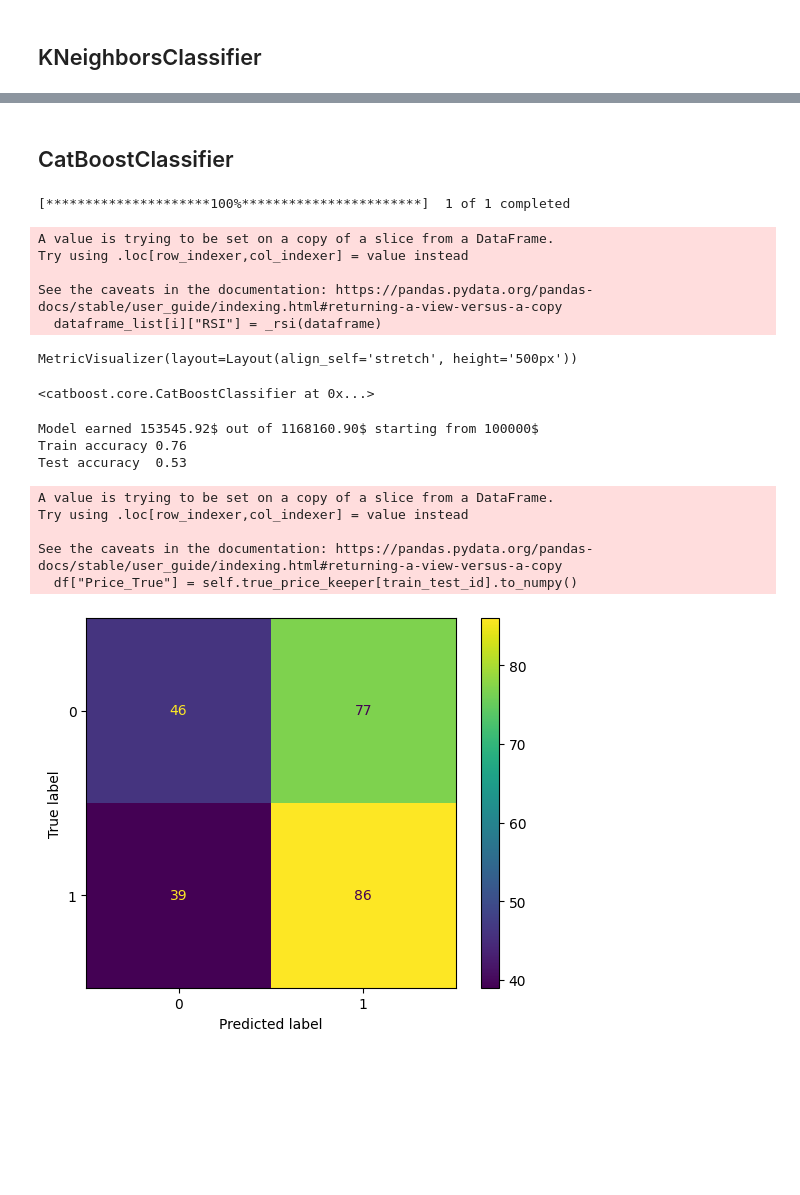
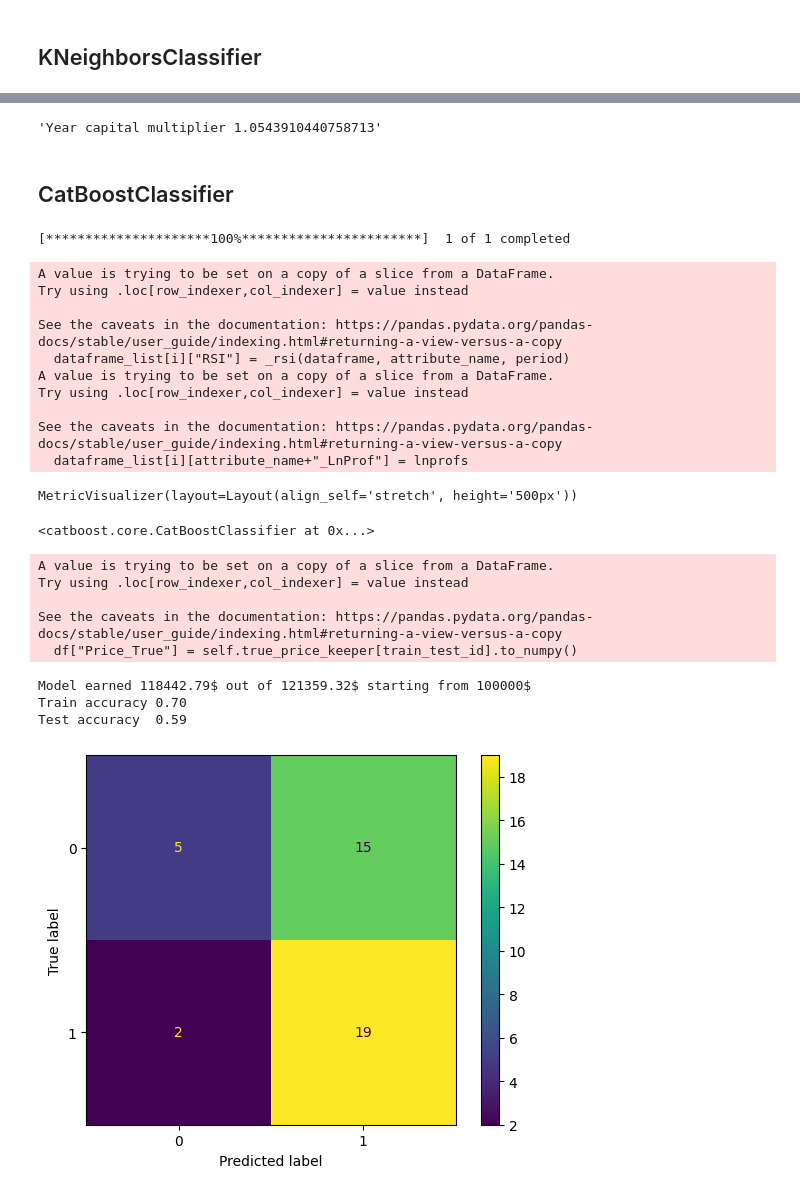
Before and after one commit to PoliakovVI/SPP, a Jupyter notebook: model/st4_rsi_ml_classification.ipynb, the cells around one changed output, grey strips where cells are left out. Cells and saved outputs as stored; diff of their text form; code cells hidden in the pictures; blank space fills up the shorter version.

```diff
--- a/model/st4_rsi_ml_classification.ipynb
+++ b/model/st4_rsi_ml_classification.ipynb
@@ -149,0 +200,10 @@ Year capital multiplier 1.0578603228871488
+# %%
+model = KNeighborsClassifier(4, metric='correlation', n_jobs=-1)
+orig_stdout = sys.stdout
+orig_stderr = sys.stderr
+f = open(os.devnull, 'w')
+sys.stdout = f
+sys.stderr = f
+year_test_df = byt.trade(model)
+sys.stdout = orig_stdout
+sys.stderr = orig_stderr
@@ -150,21 +227,34 @@ Year capital multiplier 1.0578603228871488
+# %%
+from functools import reduce
+items = list(year_test_df["Income"])
+reduced_income = reduce(lambda a,b: a*b, items)
+"Year capital multiplier " + str(reduced_income)
+# %% [output]
+'Year capital multiplier 1.0543910440758713'
 # %% [markdown]
 ## CatBoostClassifier
 # %%
 from catboost import CatBoostClassifier, Pool
 # %%
-def_pipe = process.RsiBinPipeline("TSLA", period="5y")
-X_train, y_train, X_test, y_test = def_pipe.get_data()
+ticker = "CMCSA"
+rsi_pipe = process.RsiBinPipeline(ticker, period="3y", test_coef=2/12/3)
+X_train, y_train, X_test, y_test = rsi_pipe.get_data()
 # %% [output]
 [*********************100%***********************]  1 of 1 completed
 A value is trying to be set on a copy of a slice from a DataFrame.
 Try using .loc[row_indexer,col_indexer] = value instead
 
 See the caveats in the documentation: https://pandas.pydata.org/pandas-docs/stable/user_guide/indexing.html#returning-a-view-versus-a-copy
-  dataframe_list[i]["RSI"] = _rsi(dataframe)
+  dataframe_list[i]["RSI"] = _rsi(dataframe, attribute_name, period)
+A value is trying to be set on a copy of a slice from a DataFrame.
+Try using .loc[row_indexer,col_indexer] = value instead
+
+See the caveats in the documentation: https://pandas.pydata.org/pandas-docs/stable/user_guide/indexing.html#returning-a-view-versus-a-copy
+  dataframe_list[i][attribute_name+"_LnProf"] = lnprofs
 # %%
 model = CatBoostClassifier(
     random_seed=42,
-    iterations=10,
+    iterations=20,
     learning_rate=0.01,
     boosting_type='Ordered',  # now faster, Ordered is better
     bootstrap_type='Bernoulli',  #
@@ -187,28 +277,28 @@ MetricVisualizer(layout=Layout(align_self='stretch', height='500px'))
 # %%
 y_train_pred_bin = model.predict(X_train)
 y_test_pred_bin = model.predict(X_test)
 
-df = def_pipe.get_test_price(y_test_pred_bin)  # ! Prediction_ExpProf will not be corret as we
+df = rsi_pipe.get_test_price(y_test_pred_bin)  # ! Prediction_ExpProf will not be corret as we
                                                # ! proposed bin not price
 
 start_capital = 100000
 tt = market.BinTraderTest(start_capital, y_test_pred_bin, df["Price_True"])
 bt = market.BinTraderTest(start_capital, y_test, df["Price_True"])
 traded_capital = tt.trade()
 maximal_caital = bt.trade()
 print(f"Model earned {(traded_capital):.2f}$ out of {maximal_caital:.2f}$ starting from {start_capital}$ ")
 
 print(f"Train accuracy {model.score(X_train, y_train):.2f} \nTest accuracy  {model.score(X_test, y_test):.2f}")
 
 _ = ConfusionMatrixDisplay.from_predictions(y_test, y_test_pred_bin)
 # %% [output]
-Model earned 153545.92$ out of 1168160.90$ starting from 100000$
-Train accuracy 0.76
-Test accuracy  0.53
+A value is trying to be set on a copy of a slice from a DataFrame.
+Try using .loc[row_indexer,col_indexer] = value instead
+
+See the caveats in the documentation: https://pandas.pydata.org/pandas-docs/stable/user_guide/indexing.html#returning-a-view-versus-a-copy
+  df["Price_True"] = self.true_price_keeper[train_test_id].to_numpy()
-A value is trying to be set on a copy of a slice from a DataFrame.
-Try using .loc[row_indexer,col_indexer] = value instead
-
-See the caveats in the documentation: https://pandas.pydata.org/pandas-docs/stable/user_guide/indexing.html#returning-a-view-versus-a-copy
-  df["Price_True"] = self.true_price_keeper[train_test_id].to_numpy()
+Model earned 118442.79$ out of 121359.32$ starting from 100000$
+Train accuracy 0.70
+Test accuracy  0.59
-[figure, old version]
+[figure, new version]
 # %%
```
Also changed, not shown: parts of 19 cells of this notebook, 11 other files.
